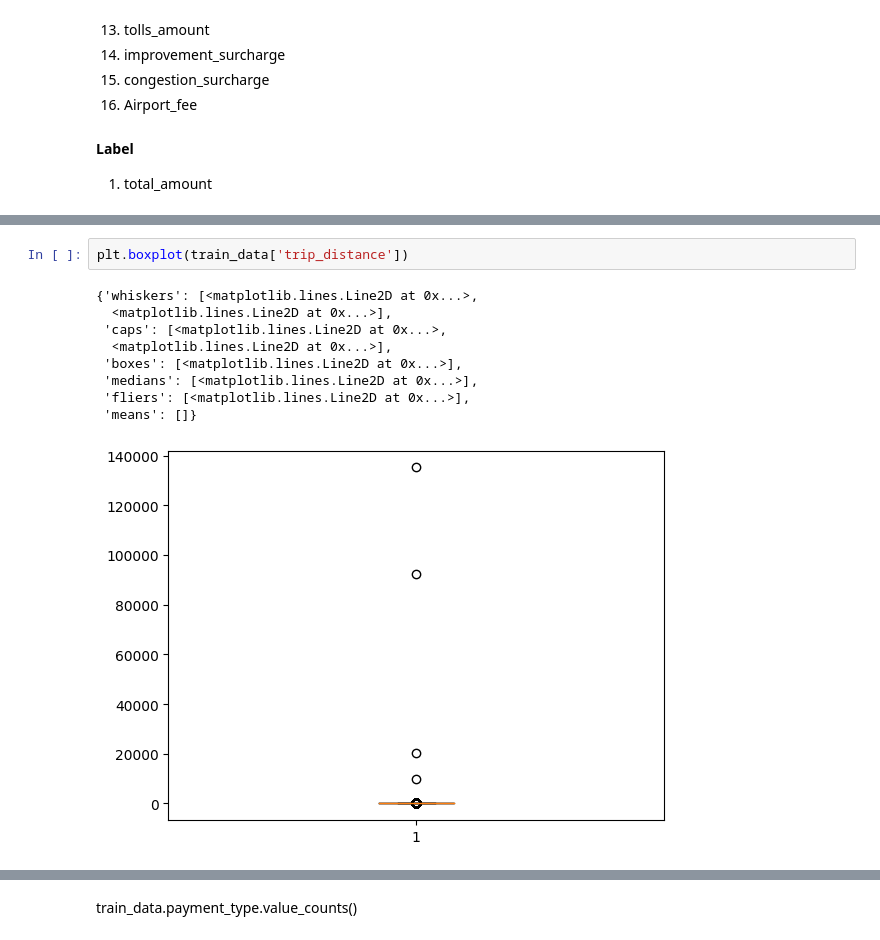
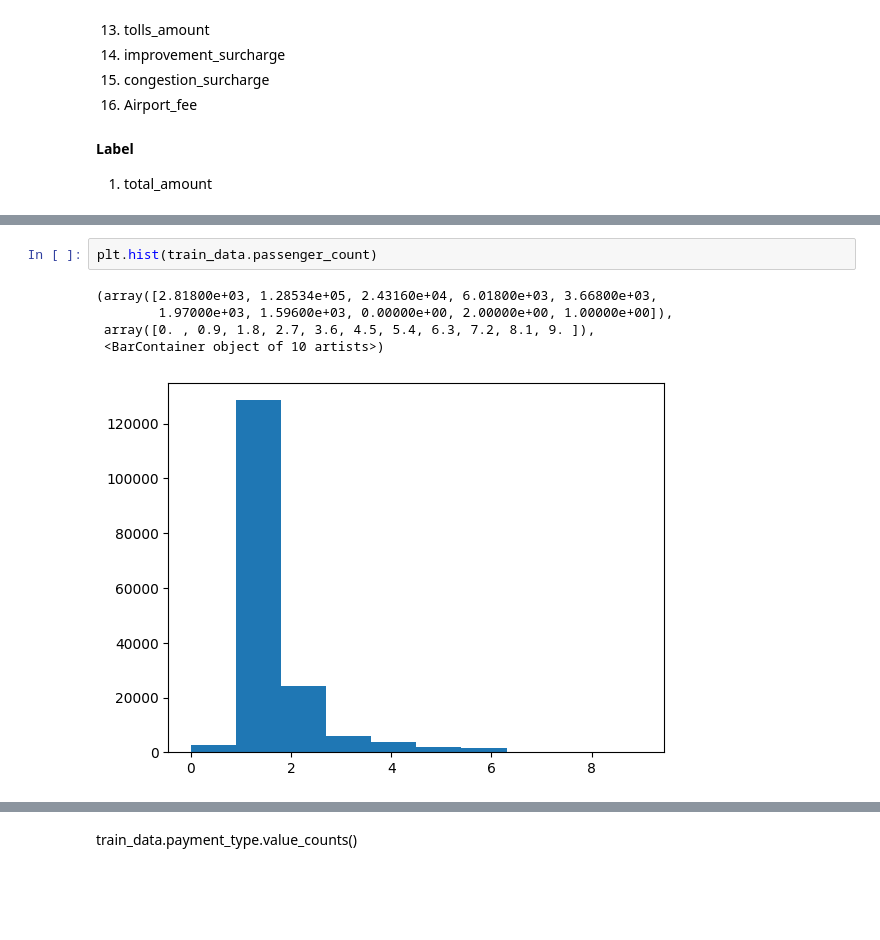
Before and after one commit to priyanshuJain-32/dataScienceExperiments, a Jupyter notebook: 22f2001329-notebook-t32023.ipynb, the cells around one changed output, grey strips where cells are left out. Cells and saved outputs as stored; diff of their text form; blank space fills up the shorter version.

```diff
--- a/22f2001329-notebook-t32023.ipynb
+++ b/22f2001329-notebook-t32023.ipynb
@@ -154,12 +179,8 @@ Now we will look at the data and visualize it to understand more about the data
 # %%
-plt.boxplot(train_data['trip_distance'])
+plt.hist(train_data.passenger_count)
 # %% [output]
-{'whiskers': [<matplotlib.lines.Line2D at 0x...>,
-  <matplotlib.lines.Line2D at 0x...>],
- 'caps': [<matplotlib.lines.Line2D at 0x...>,
-  <matplotlib.lines.Line2D at 0x...>],
- 'boxes': [<matplotlib.lines.Line2D at 0x...>],
- 'medians': [<matplotlib.lines.Line2D at 0x...>],
- 'fliers': [<matplotlib.lines.Line2D at 0x...>],
- 'means': []}
+(array([2.81800e+03, 1.28534e+05, 2.43160e+04, 6.01800e+03, 3.66800e+03,
+        1.97000e+03, 1.59600e+03, 0.00000e+00, 2.00000e+00, 1.00000e+00]),
+ array([0. , 0.9, 1.8, 2.7, 3.6, 4.5, 5.4, 6.3, 7.2, 8.1, 9. ]),
+ <BarContainer object of 10 artists>)
-[figure, old version]
+[figure, new version]
```
Also changed, not shown: parts of 71 cells of this notebook.
